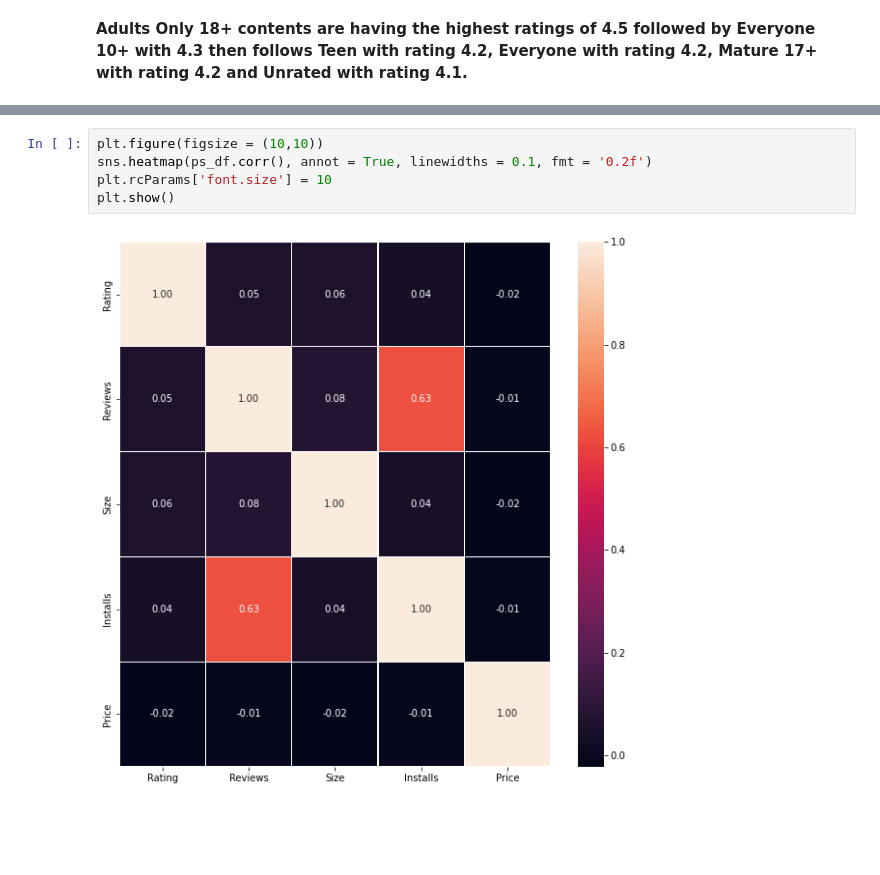
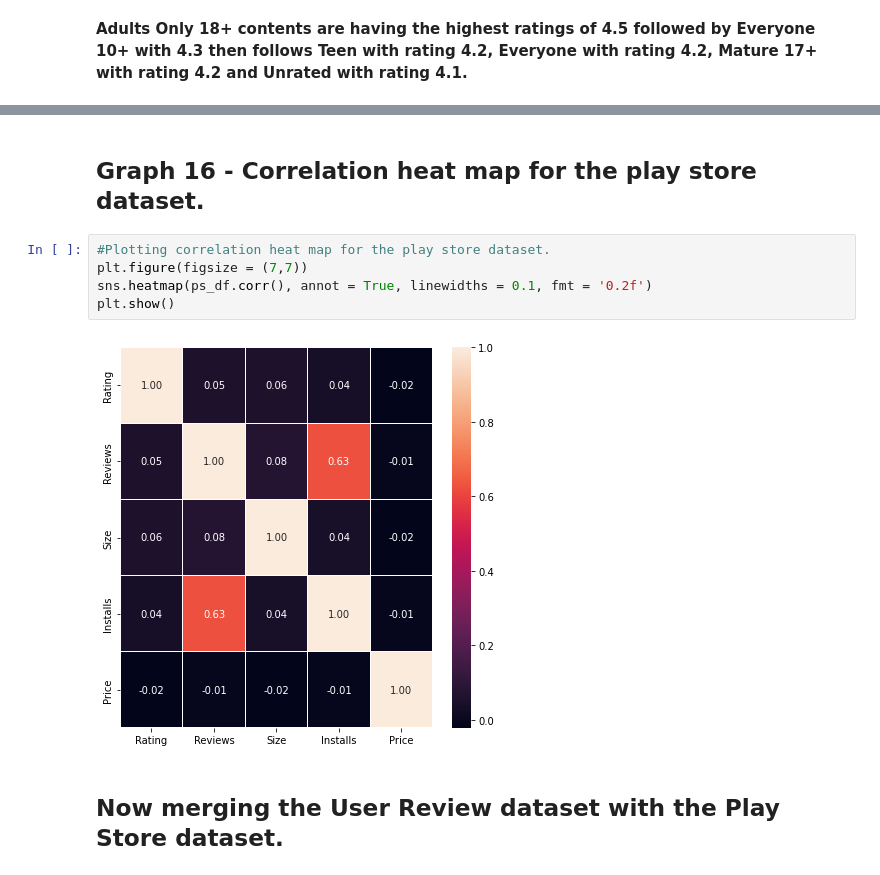
Before and after one commit to Prashant-Shaw/Play-Store-App-Review-Analysis, a Jupyter notebook: Play_Store_App_Review_Analysis_Capstone_Project.ipynb, the cells around one changed output, grey strips where cells are left out. Cells and saved outputs as stored; diff of their text form; blank space fills up the shorter version.

```diff
--- a/Play_Store_App_Review_Analysis_Capstone_Project.ipynb
+++ b/Play_Store_App_Review_Analysis_Capstone_Project.ipynb
@@ -686,7 +759,11 @@ ps_df.corr()
+# %% [markdown]
+## **Graph 16 - Correlation heat map for the play store dataset.**
 # %%
-plt.figure(figsize = (10,10))
+#Plotting correlation heat map for the play store dataset.
+plt.figure(figsize = (7,7))
 sns.heatmap(ps_df.corr(), annot = True, linewidths = 0.1, fmt = '0.2f')
-plt.rcParams['font.size'] = 10
 plt.show()
 # %% [output]
-[figure, old version]
+[figure, new version]
+# %% [markdown]
+## **Now merging the User Review dataset with the Play Store dataset.**
```
Also changed, not shown: parts of 28 cells of this notebook.
